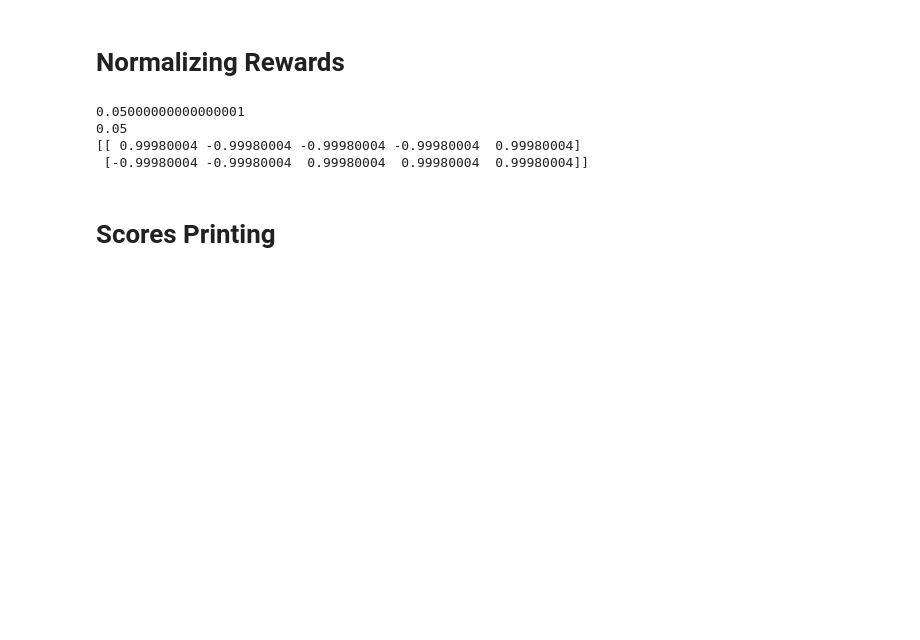
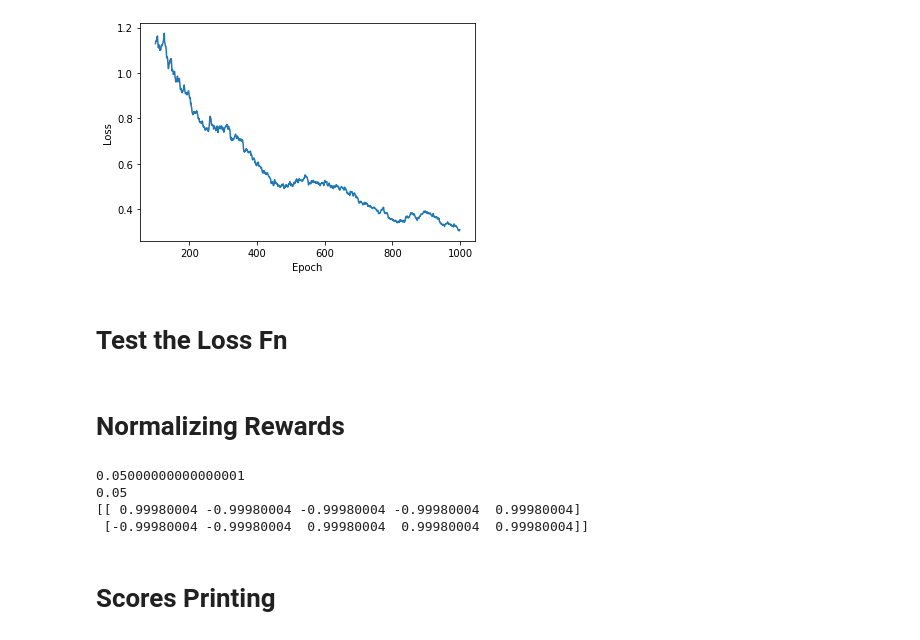
Before and after one commit to RishabhMalviya/udacity-drlnd-p2, a Jupyter notebook: p2_continuous-control/ScratchPad.ipynb, the cells around one changed output. Drawn from its saved outputs; the diff is of its cells as text; code cells hidden in the pictures; blank space fills up the shorter version.

```diff
--- a/p2_continuous-control/ScratchPad.ipynb
+++ b/p2_continuous-control/ScratchPad.ipynb
@@ -44,0 +140,42 @@ output = actor_nn.forwards(torch.from_numpy(np.randn(1,33)))
+# %%
+def inspect_weights(model):
+    for name, param in model.named_parameters():
+        print(f"{name}:\t{np.abs(param.detach().cpu().numpy()).mean():.2f}")
+
+def inspect_grads(model):
+    for name, param in model.named_parameters():
+        if param.grad is not None:
+            print(f"{name}:\t{np.abs(param.grad.detach().cpu().numpy()).mean():.2f}")
+        else:
+            print(f"{name}: No gradient computed")
+
+# Instantiate Everything
+actor_nn = Actor()
+optimizer = optim.Adam(actor_nn.parameters(), lr=1e-4)
+loss_fn = nn.MSELoss()
+fixed_target_tensor = torch.from_numpy(np.random.randn(1,4)).float()
+
+# Run Training Loop
+losses = []
+losses_moving_avg = []
+for episode in range(1_000):
+    actor_nn.train()
+
+    input_tensor = np.random.randn(1,33)
+    actions, _ = actor_nn.forward(torch.from_numpy(input_tensor).float())
+
+    loss = loss_fn(actions, fixed_target_tensor)
+    losses.append(loss.item())
+    loss.backward()
+    optimizer.step()
+    optimizer.zero_grad()
+
+    if episode >= 100:
+        losses_moving_avg.append(np.mean(losses[episode-100:episode]))
+
+    print(f'\rEpisode {episode+1}\tVal Loss: {loss.item():.2f}', end='', flush=True)
+    if ((episode+1) % 100 == 0):
+        print(f'\rEpisode {episode+1}\tVal Loss: {loss.item():.2f}')
+
+plot_scores(losses_moving_avg)
+# %% [output]
@@ -44,0 +192,3 @@ output = actor_nn.forwards(torch.from_numpy(np.randn(1,33)))
+[figure, added]
+# %% [markdown]
+# Test the Loss Fn
```
Also changed, not shown: parts of 13 cells of this notebook, 3 other files.
